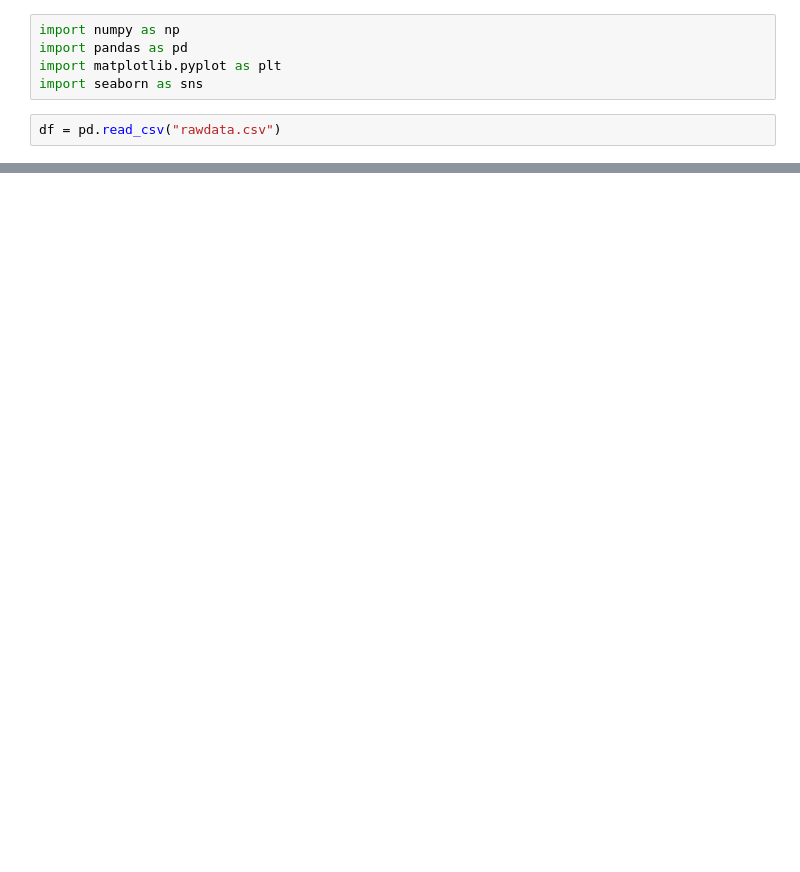
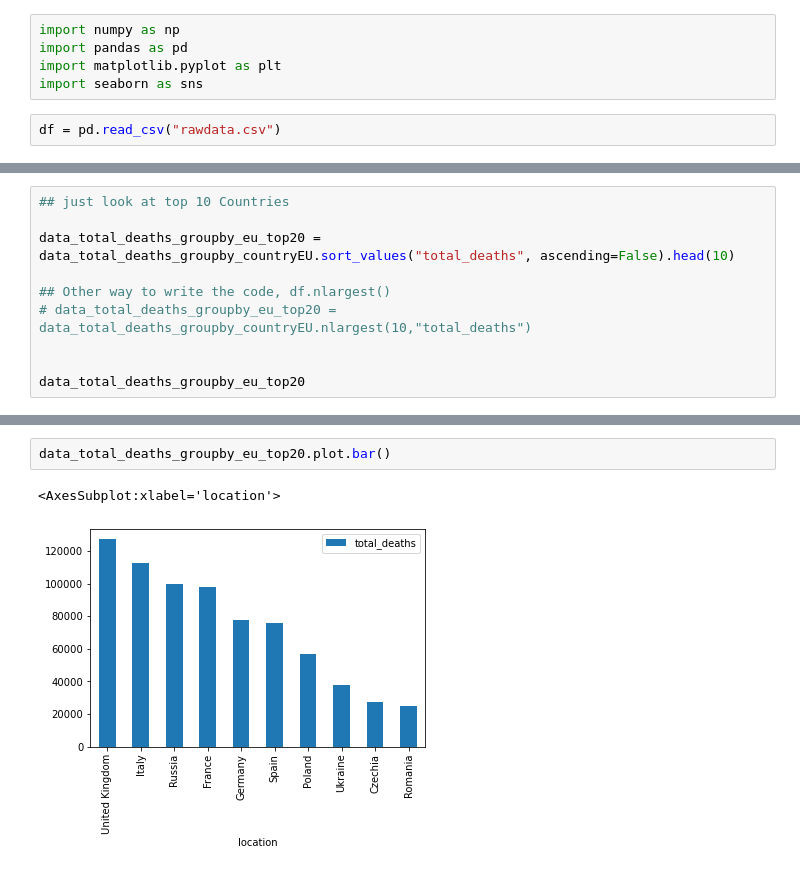
Before and after one commit to Blitzbert/Covid19, a Jupyter notebook: Correlation_total_deaths_smoking.ipynb, the cells around one changed output, grey strips where cells are left out. Saved outputs shown, nothing was run; the diff lists cells and outputs as text; blank space fills up the shorter version.

```diff
--- a/Correlation_total_deaths_smoking.ipynb
+++ b/Correlation_total_deaths_smoking.ipynb
@@ -143,0 +109,10 @@ data_by_country.head()
+# %%
+## just look at top 10 Countries
+
+data_total_deaths_groupby_eu_top20 = data_total_deaths_groupby_countryEU.sort_values("total_deaths", ascending=False).head(10)
+
+## Other way to write the code, df.nlargest()
+# data_total_deaths_groupby_eu_top20 = data_total_deaths_groupby_countryEU.nlargest(10,"total_deaths")
+
+
+data_total_deaths_groupby_eu_top20
@@ -143,0 +149,5 @@ data_by_country.head()
+# %%
+data_total_deaths_groupby_eu_top20.plot.bar()
+# %% [output]
+<AxesSubplot:xlabel='location'>
+[figure, added]
```
Also changed, not shown: parts of 58 cells of this notebook, 2 other files.
